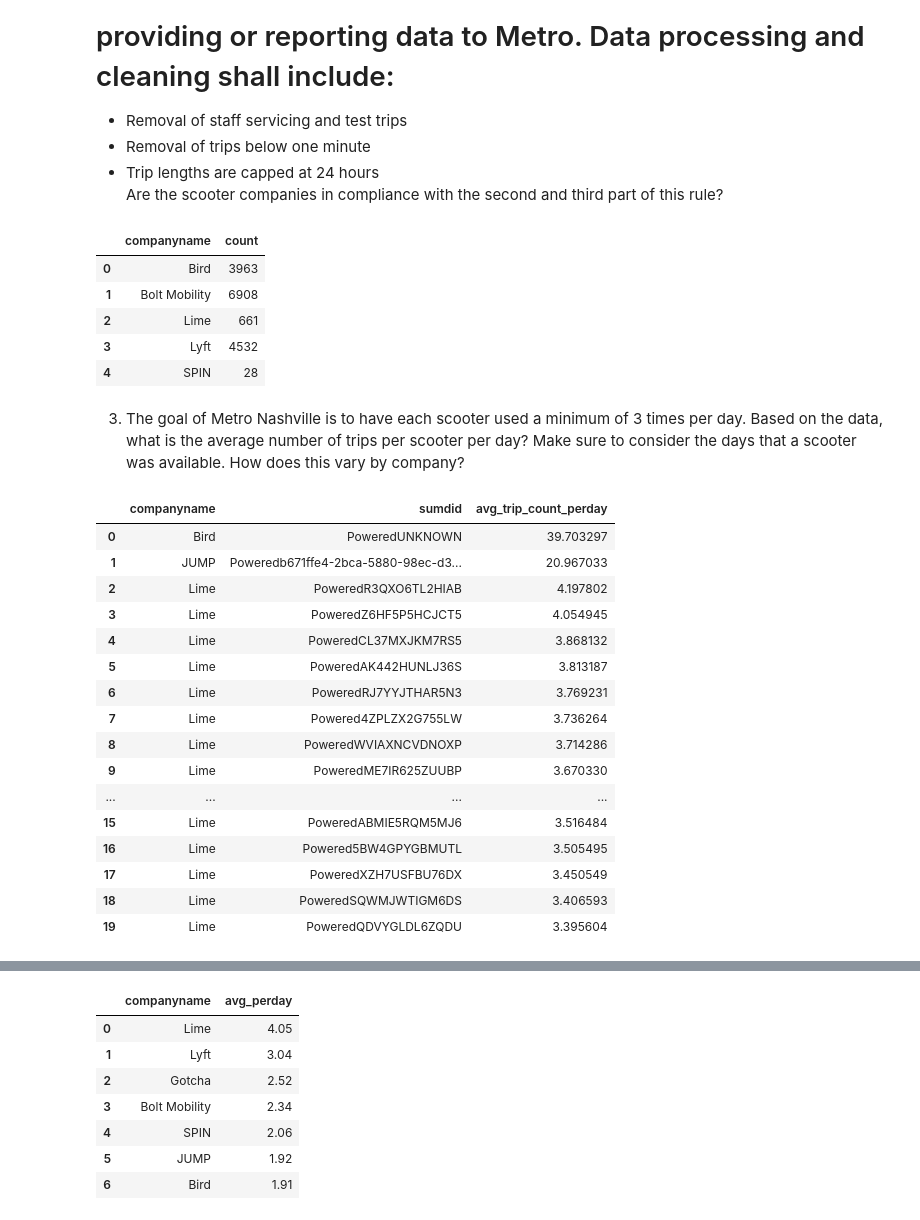
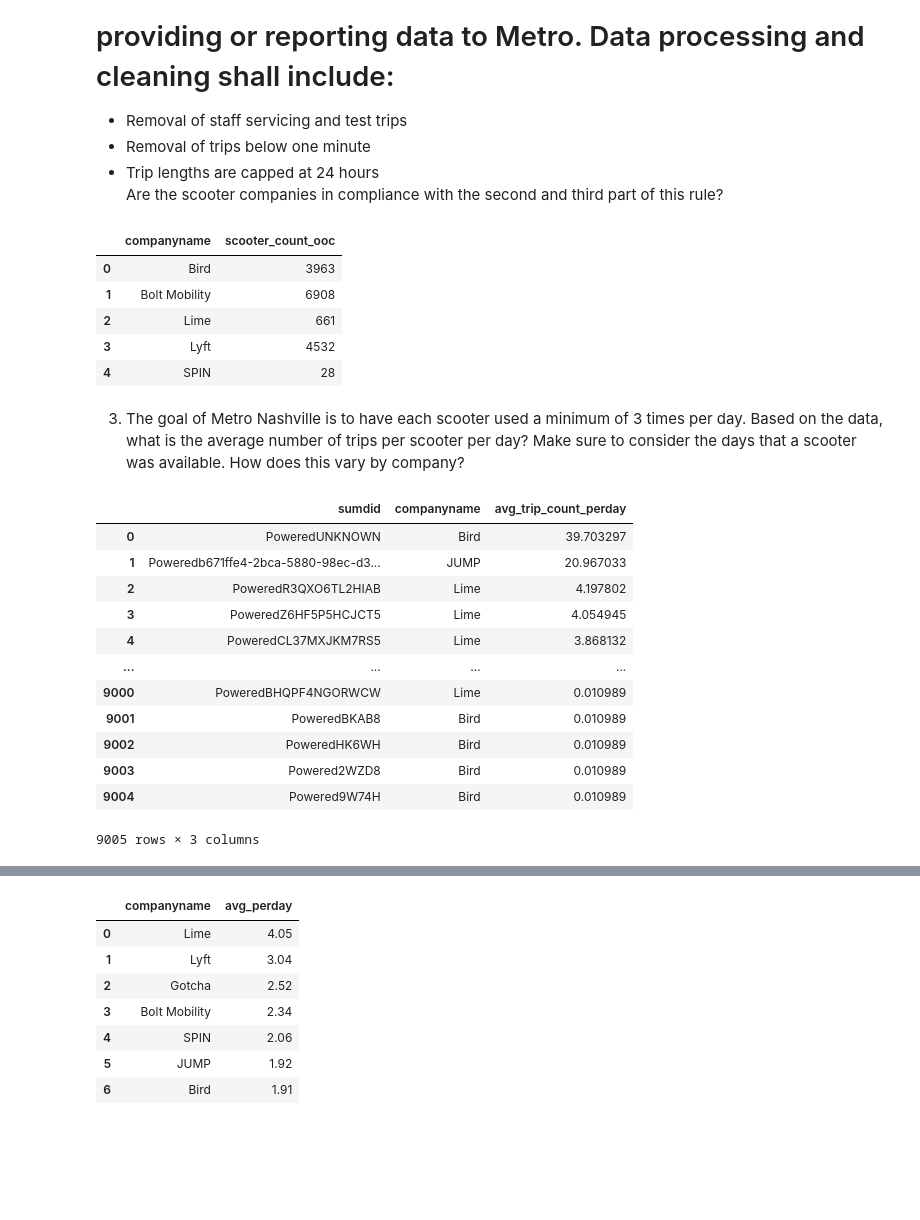
Before and after one commit to NSS-Data-Analytics-Cohort-8/scooter-partner1-whenhugocallsuspythonistas, a Jupyter notebook: notebooks/eda.ipynb, the cells around one changed output, grey strips where cells are left out. Drawn from its saved outputs; the diff is of its cells as text; code cells hidden in the pictures; blank space fills up the shorter version.

```diff
--- a/notebooks/eda.ipynb
+++ b/notebooks/eda.ipynb
@@ -165,8 +165,9 @@ plt.show()
 * Trip lengths are capped at 24 hours
 Are the scooter companies in compliance with the second and third part of this rule?
 # %%
+# counting number of scooters by company that are longer than a day and less than a minute
 trips_out_of_compliance = '''
-SELECT companyname, COUNT(sumdid)
+SELECT companyname, COUNT(sumdid) as scooter_count_ooc
 FROM trips
 WHERE tripduration > 1440 OR tripduration < 1
 GROUP BY companyname
@@ -176,7 +177,7 @@ result = engine.execute(trips_out_of_compliance)
 t_oo_c = pd.read_sql(trips_out_of_compliance, con = engine)
 t_oo_c
 # %% [output]
-|  | companyname | count |
+|  | companyname | scooter_count_ooc |
 | 0 | Bird | 3963 |
 | 1 | Bolt Mobility | 6908 |
 | 2 | Lime | 661 |
@@ -185,36 +186,32 @@ t_oo_c
 # %% [markdown]
 3. The goal of Metro Nashville is to have each scooter used a minimum of 3 times per day. Based on the data, what is the average number of trips per scooter per day? Make sure to consider the days that a scooter was available. How does this vary by company?
 # %%
-# my approach
+# my approach for getting avg trips per scooter per day
 avg_trips = '''
 with scooter_count as(SELECT COUNT(sumdid) as trip_count, sumdid, companyname FROM trips GROUP BY companyname, sumdid)
-SELECT companyname, sumdid, AVG(trip_count)/91 as avg_trip_count_perday
+SELECT sumdid, companyname, AVG(trip_count)/91 as avg_trip_count_perday
 FROM scooter_count
 GROUP BY sumdid, companyname
 ORDER BY avg_trip_count_perday DESC
 '''
 result = engine.execute(avg_trips)
 
 sc = pd.read_sql(avg_trips, con = engine)
-sc.head(20)
+sc
 # %% [output]
-|  | companyname | sumdid | avg_trip_count_perday |
-| 0 | Bird | PoweredUNKNOWN | 39.703297 |
-| 1 | JUMP | Poweredb671ffe4-2bca-5880-98ec-d3... | 20.967033 |
-| 2 | Lime | PoweredR3QXO6TL2HIAB | 4.197802 |
-| 3 | Lime | PoweredZ6HF5P5HCJCT5 | 4.054945 |
-| 4 | Lime | PoweredCL37MXJKM7RS5 | 3.868132 |
-| 5 | Lime | PoweredAK442HUNLJ36S | 3.813187 |
-| 6 | Lime | PoweredRJ7YYJTHAR5N3 | 3.769231 |
-| 7 | Lime | Powered4ZPLZX2G755LW | 3.736264 |
-| 8 | Lime | PoweredWVIAXNCVDNOXP | 3.714286 |
-| 9 | Lime | PoweredME7IR625ZUUBP | 3.670330 |
+|  | sumdid | companyname | avg_trip_count_perday |
+| 0 | PoweredUNKNOWN | Bird | 39.703297 |
+| 1 | Poweredb671ffe4-2bca-5880-98ec-d3... | JUMP | 20.967033 |
+| 2 | PoweredR3QXO6TL2HIAB | Lime | 4.197802 |
+| 3 | PoweredZ6HF5P5HCJCT5 | Lime | 4.054945 |
+| 4 | PoweredCL37MXJKM7RS5 | Lime | 3.868132 |
 | ... | ... | ... | ... |
-| 15 | Lime | PoweredABMIE5RQM5MJ6 | 3.516484 |
-| 16 | Lime | Powered5BW4GPYGBMUTL | 3.505495 |
-| 17 | Lime | PoweredXZH7USFBU76DX | 3.450549 |
-| 18 | Lime | PoweredSQWMJWTIGM6DS | 3.406593 |
-| 19 | Lime | PoweredQDVYGLDL6ZQDU | 3.395604 |
+| 9000 | PoweredBHQPF4NGORWCW | Lime | 0.010989 |
+| 9001 | PoweredBKAB8 | Bird | 0.010989 |
+| 9002 | PoweredHK6WH | Bird | 0.010989 |
+| 9003 | Powered2WZD8 | Bird | 0.010989 |
+| 9004 | Powered9W74H | Bird | 0.010989 |
+9005 rows × 3 columns
 # %%
 # my alternate approach to confirm whether every scooter is used each day,
 # results 9005 rows same as first approach so I think this is correct
```
Also changed, not shown: parts of 9 cells of this notebook.
